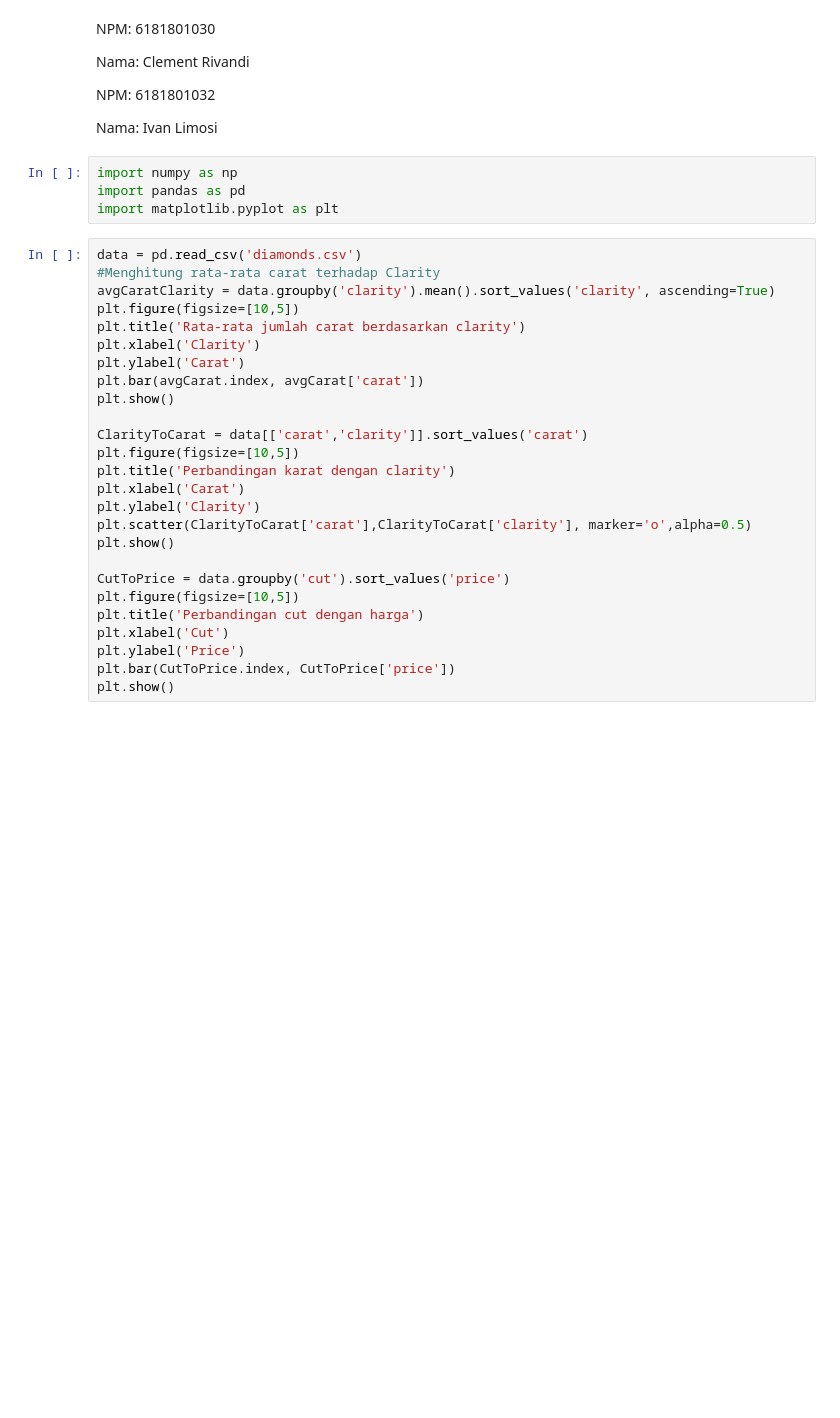
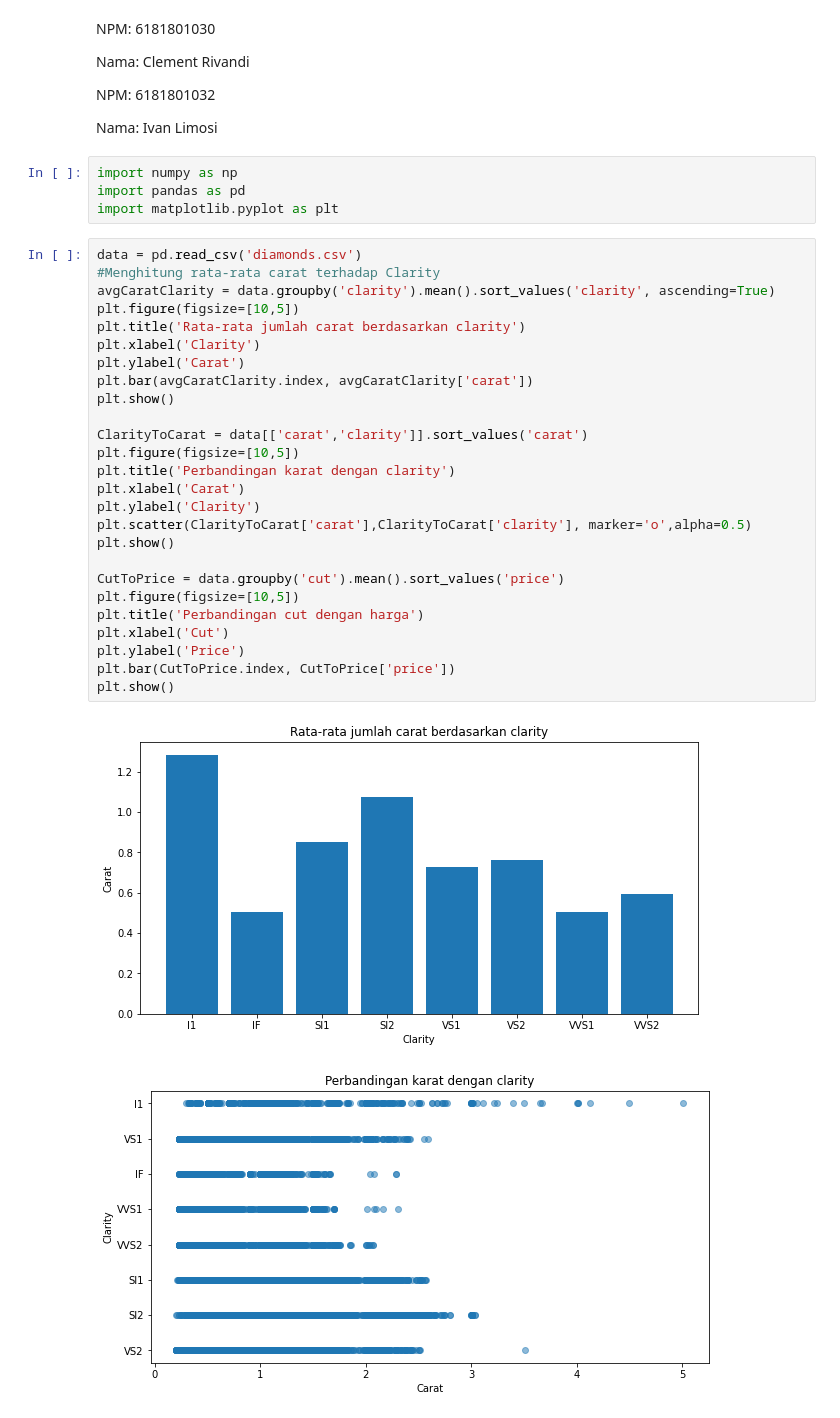
Before and after one commit to 6181801030ClementRivandi/TA, a Jupyter notebook: df.ipynb, the cells around one changed output. Saved outputs shown, nothing was run; the diff lists cells and outputs as text; blank space fills up the shorter version.

```diff
--- a/df.ipynb
+++ b/df.ipynb
@@ -13,26 +13,29 @@ import matplotlib.pyplot as plt
 # %%
 data = pd.read_csv('diamonds.csv')
 #Menghitung rata-rata carat terhadap Clarity
 avgCaratClarity = data.groupby('clarity').mean().sort_values('clarity', ascending=True)
 plt.figure(figsize=[10,5])
 plt.title('Rata-rata jumlah carat berdasarkan clarity')
 plt.xlabel('Clarity')
 plt.ylabel('Carat')
-plt.bar(avgCarat.index, avgCarat['carat'])
+plt.bar(avgCaratClarity.index, avgCaratClarity['carat'])
 plt.show()
 
 ClarityToCarat = data[['carat','clarity']].sort_values('carat')
 plt.figure(figsize=[10,5])
 plt.title('Perbandingan karat dengan clarity')
 plt.xlabel('Carat')
 plt.ylabel('Clarity')
 plt.scatter(ClarityToCarat['carat'],ClarityToCarat['clarity'], marker='o',alpha=0.5)
 plt.show()
 
-CutToPrice = data.groupby('cut').sort_values('price')
+CutToPrice = data.groupby('cut').mean().sort_values('price')
 plt.figure(figsize=[10,5])
 plt.title('Perbandingan cut dengan harga')
 plt.xlabel('Cut')
 plt.ylabel('Price')
 plt.bar(CutToPrice.index, CutToPrice['price'])
 plt.show()
+# %% [output]
+[figure, added]
+[figure, added]
```
Also changed, not shown: parts of 2 cells of this notebook.
